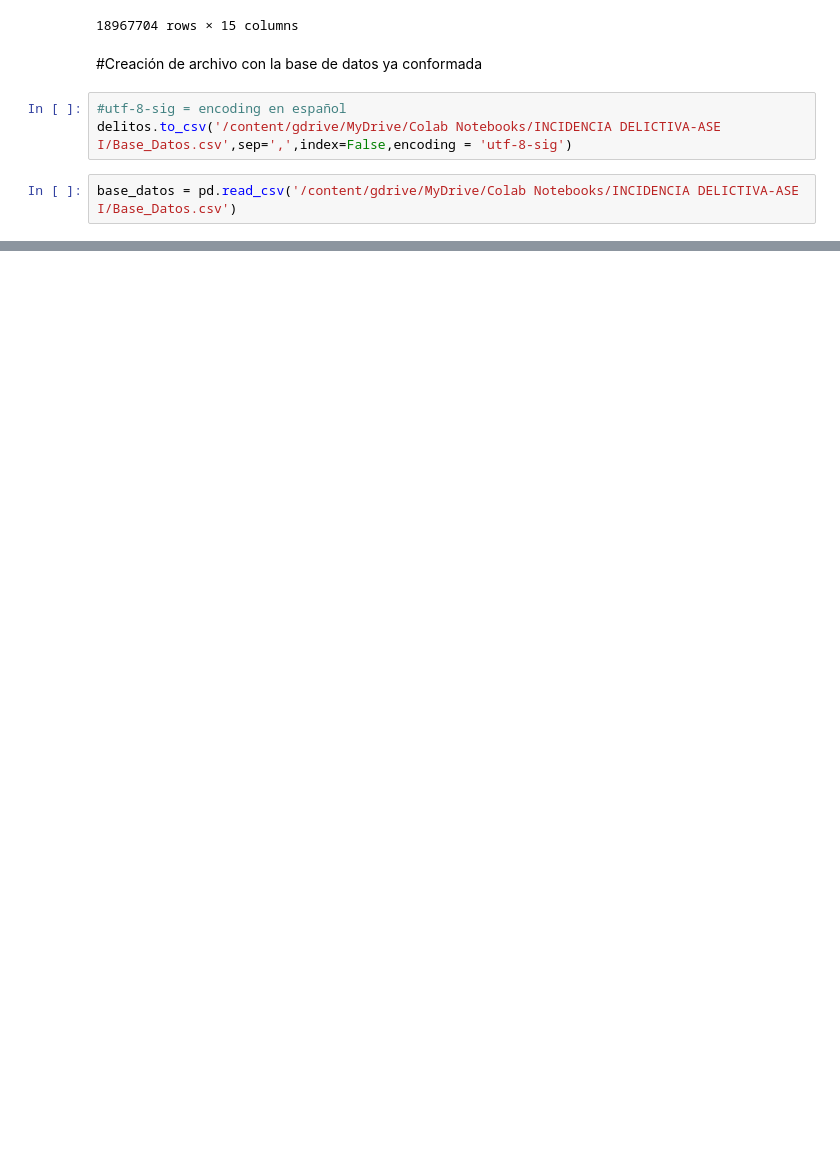
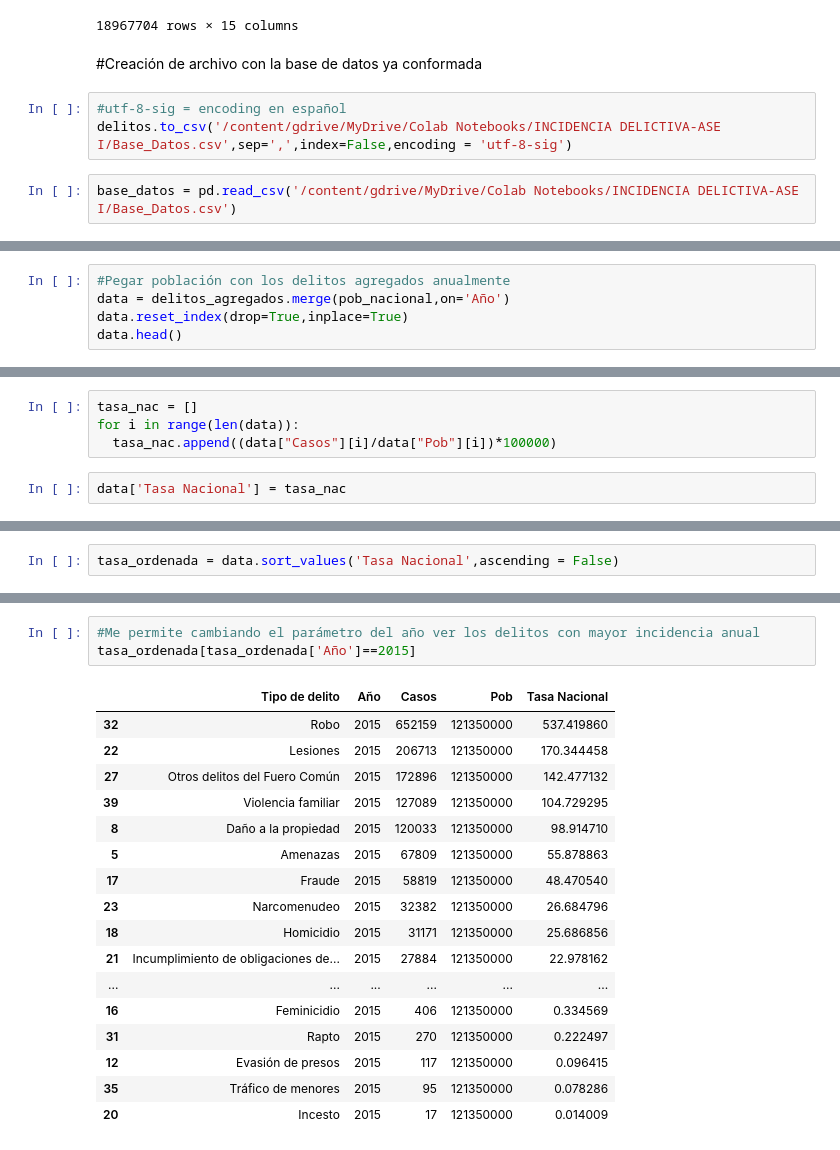
Before and after one commit to abrilgcz/Ciencia-de-Datos, a Jupyter notebook: ProyectoASE.ipynb, the cells around one changed output, grey strips where cells are left out. Drawn from its saved outputs; the diff is of its cells as text; blank space fills up the shorter version.

```diff
--- a/ProyectoASE.ipynb
+++ b/ProyectoASE.ipynb
@@ -592,0 +630,5 @@ base_datos.head()
+# %%
+#Pegar población con los delitos agregados anualmente
+data = delitos_agregados.merge(pob_nacional,on='Año')
+data.reset_index(drop=True,inplace=True)
+data.head()
@@ -592,0 +644,6 @@ base_datos.head()
+# %%
+tasa_nac = []
+for i in range(len(data)):
+  tasa_nac.append((data["Casos"][i]/data["Pob"][i])*100000)
+# %%
+data['Tasa Nacional'] = tasa_nac
@@ -592,0 +659,2 @@ base_datos.head()
+# %%
+tasa_ordenada = data.sort_values('Tasa Nacional',ascending = False)
@@ -592,0 +677,21 @@ base_datos.head()
+# %%
+#Me permite cambiando el parámetro del año ver los delitos con mayor incidencia anual
+tasa_ordenada[tasa_ordenada['Año']==2015]
+# %% [output]
+|  | Tipo de delito | Año | Casos | Pob | Tasa Nacional |
+| 32 | Robo | 2015 | 652159 | 121350000 | 537.419860 |
+| 22 | Lesiones | 2015 | 206713 | 121350000 | 170.344458 |
+| 27 | Otros delitos del Fuero Común | 2015 | 172896 | 121350000 | 142.477132 |
+| 39 | Violencia familiar | 2015 | 127089 | 121350000 | 104.729295 |
+| 8 | Daño a la propiedad | 2015 | 120033 | 121350000 | 98.914710 |
+| 5 | Amenazas | 2015 | 67809 | 121350000 | 55.878863 |
+| 17 | Fraude | 2015 | 58819 | 121350000 | 48.470540 |
+| 23 | Narcomenudeo | 2015 | 32382 | 121350000 | 26.684796 |
+| 18 | Homicidio | 2015 | 31171 | 121350000 | 25.686856 |
+| 21 | Incumplimiento de obligaciones de... | 2015 | 27884 | 121350000 | 22.978162 |
+| ... | ... | ... | ... | ... | ... |
+| 16 | Feminicidio | 2015 | 406 | 121350000 | 0.334569 |
+| 31 | Rapto | 2015 | 270 | 121350000 | 0.222497 |
+| 12 | Evasión de presos | 2015 | 117 | 121350000 | 0.096415 |
+| 35 | Tráfico de menores | 2015 | 95 | 121350000 | 0.078286 |
+| 20 | Incesto | 2015 | 17 | 121350000 | 0.014009 |
```
Also changed, not shown: parts of 11 cells of this notebook.
